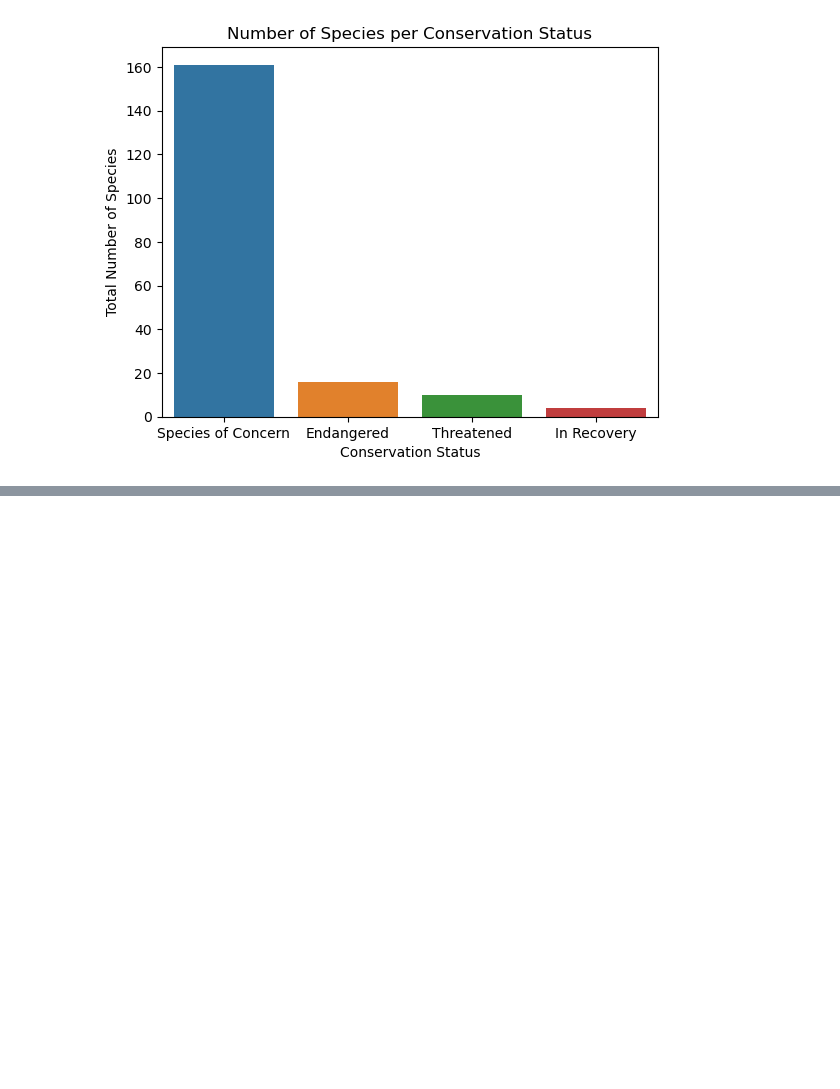
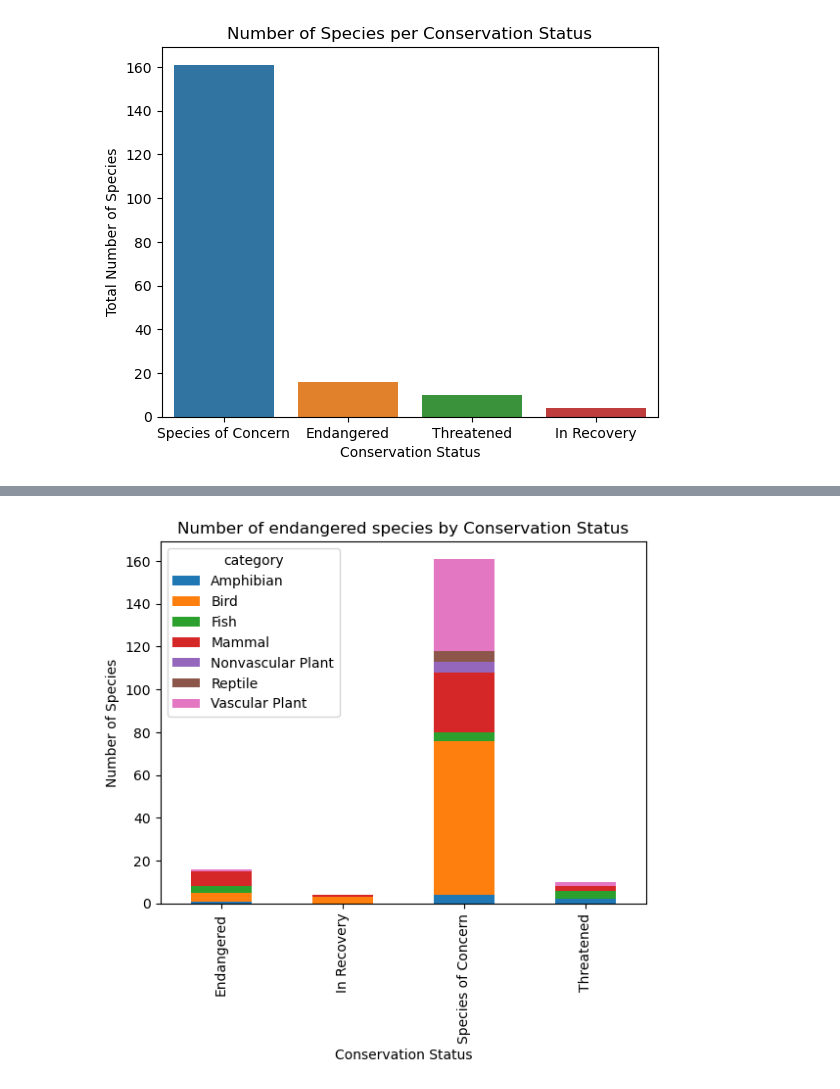
Before and after one commit to Claudio-AhumadaL/Biodiversity_Claudio-AhumadaL, a Jupyter notebook: Biodiversity_Claudio-AhumadaL.ipynb, the cells around one changed output, grey strips where cells are left out. Cells and saved outputs as stored; diff of their text form; code cells hidden in the pictures; blank space fills up the shorter version.

Commit message:
Add table of grouped species by CS and barplot
Grouped species by category and conservation status. Add a stacked barplot of said table.

```diff
--- a/Biodiversity_Claudio-AhumadaL.ipynb
+++ b/Biodiversity_Claudio-AhumadaL.ipynb
@@ -182,3 +182,8 @@ plt.ylabel("Total Number of Species")
 plt.show()
 # %% [output]
 [figure]
+# %%
+# Grouping animals by category and conservation status.
+
+grouped_species = species_info[species_info["conservation_status"] != "Not Endangered"].groupby(["conservation_status", "category"]).scientific_name.count().unstack()
+grouped_species
@@ -184,0 +197,10 @@ plt.show()
+# %%
+gpax = grouped_species.plot(kind = "bar", stacked = True)
+gpax.set_xticks(range(0, 4))
+gpax.set_xticklabels(labels = ["Endangered", "In Recovery", "Species of Concern", "Threatened"])
+plt.title("Number of endangered species by Conservation Status")
+plt.xlabel("Conservation Status")
+plt.ylabel("Number of Species")
+plt.show()
+# %% [output]
+[figure, added]
```
Also changed, not shown: parts of 1 cell of this notebook.
